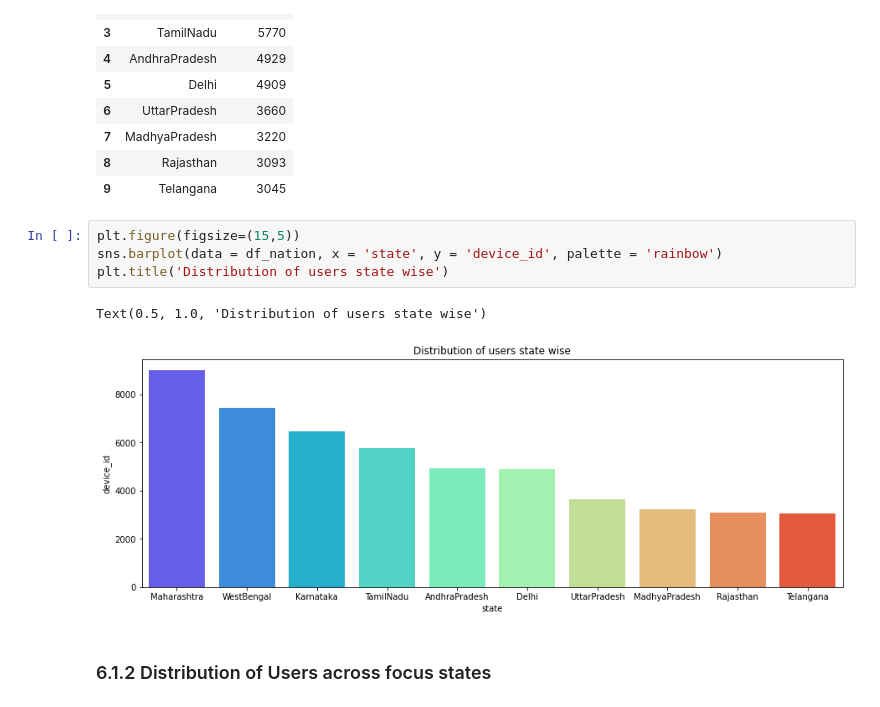
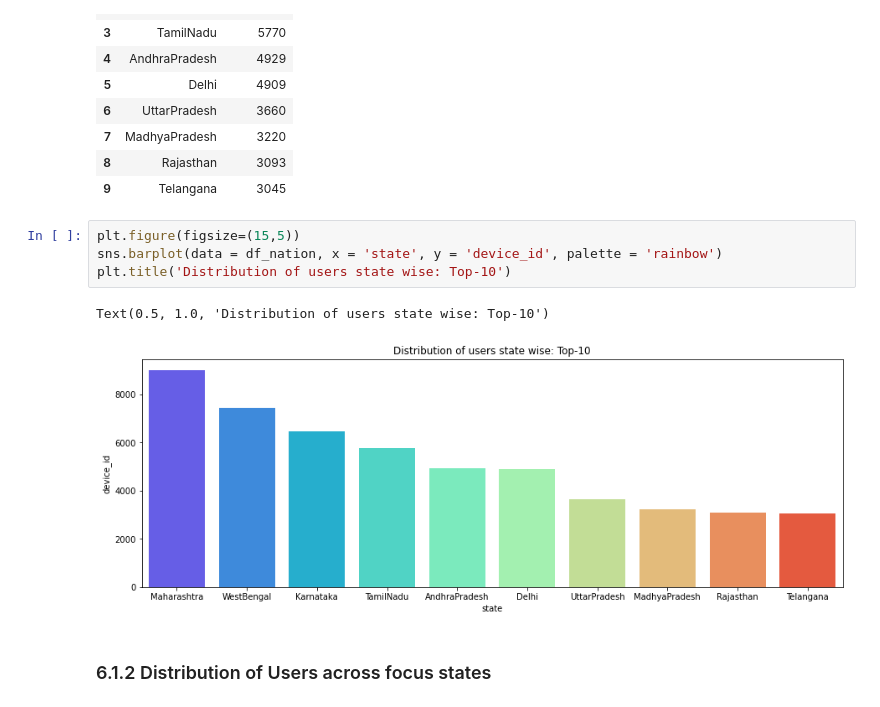
Before and after one commit to nirmal-panda/insaid_capstone_1, a Jupyter notebook: Capstone_1005_project_final.ipynb, the cells around one changed output. Cells and saved outputs as stored; diff of their text form.

```diff
--- a/Capstone_1005_project_final.ipynb
+++ b/Capstone_1005_project_final.ipynb
@@ -791,10 +801,10 @@ df_nation
 # %%
 plt.figure(figsize=(15,5))
 sns.barplot(data = df_nation, x = 'state', y = 'device_id', palette = 'rainbow')
-plt.title('Distribution of users state wise')
+plt.title('Distribution of users state wise: Top-10')
 # %% [output]
-Text(0.5, 1.0, 'Distribution of users state wise')
+Text(0.5, 1.0, 'Distribution of users state wise: Top-10')
-[figure, old version]
+[figure, new version]
 # %% [markdown]
 <a id=section6012></a>
 ### 6.1.2 Distribution of Users across focus states
```
Also changed, not shown: parts of 20 cells of this notebook, 2 other files.
